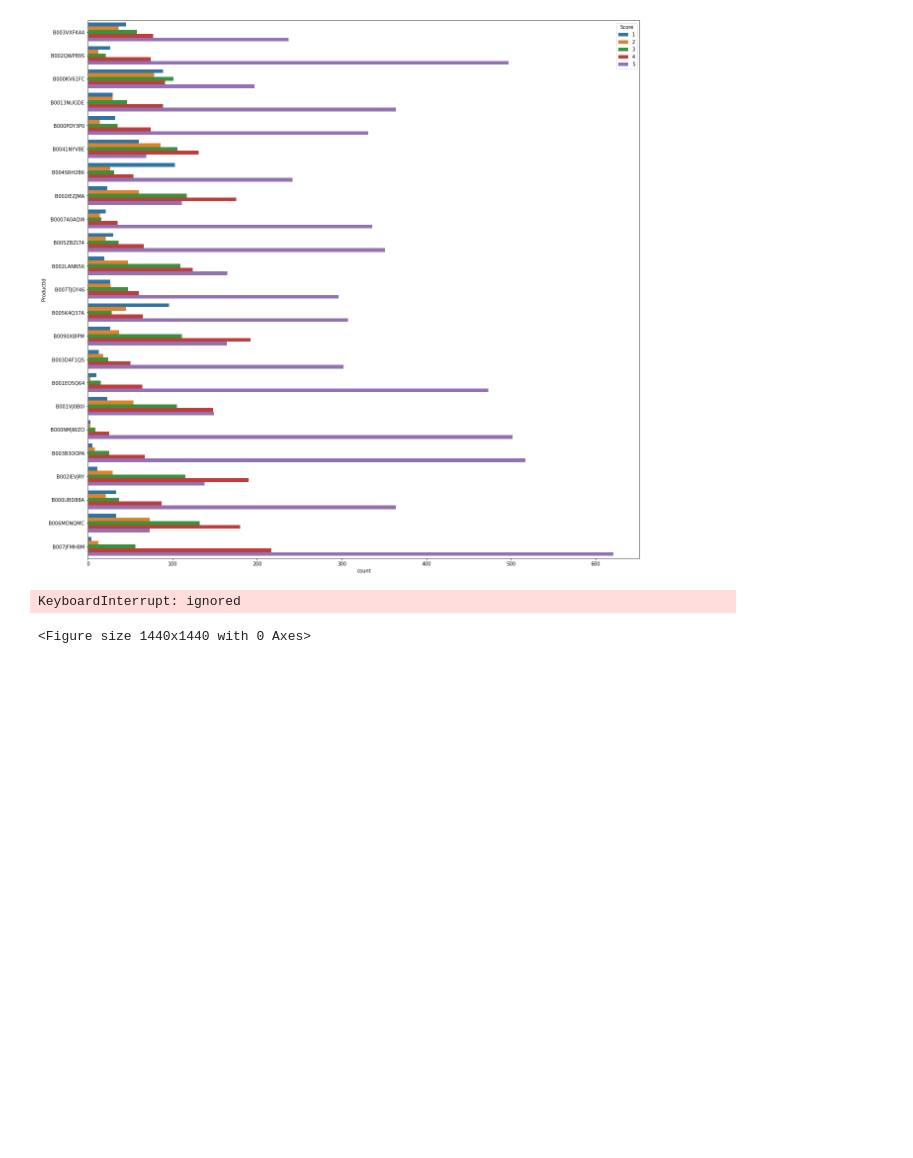
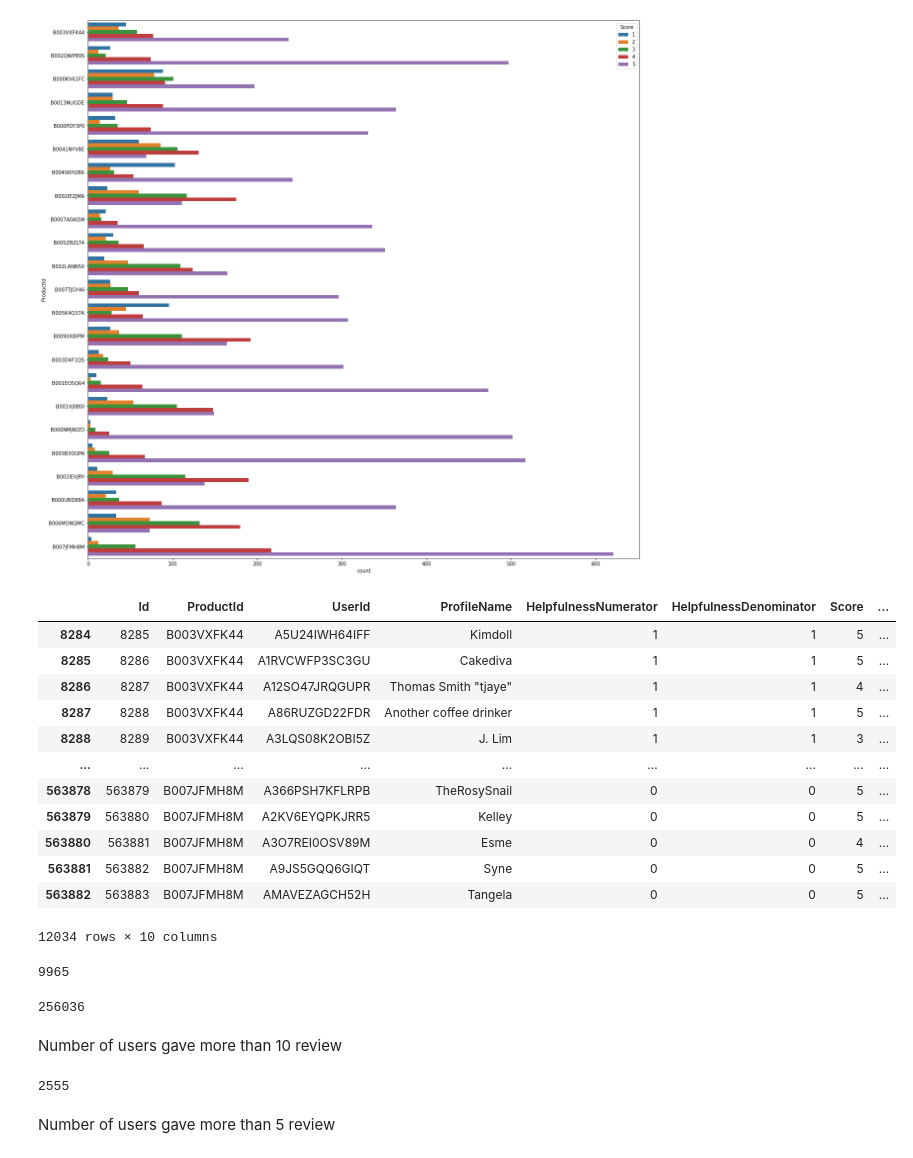
Before and after one commit to Jaise152/NLP, a Jupyter notebook: Data_Analysis_and_Visualization_of_Text_Dataset_using_Python.ipynb, the cells around one changed output. Saved outputs shown, nothing was run; the diff lists cells and outputs as text; code cells hidden in the pictures; blank space fills up the shorter version.

```diff
--- a/Data_Analysis_and_Visualization_of_Text_Dataset_using_Python.ipynb
+++ b/Data_Analysis_and_Visualization_of_Text_Dataset_using_Python.ipynb
@@ -123,9 +123,37 @@ sns.countplot(y='ProductId', hue = 'Score', data =df_products)
 # %% [output]
 <matplotlib.axes._subplots.AxesSubplot at 0x...>
 [figure]
-# %%
-plt.figure(figsize= (20,20))
-sns.countplot(y='ProductId', hue = 'Score', data =df)
-# %% [output]
-KeyboardInterrupt: ignored
-<Figure size 1440x1440 with 0 Axes>
+# %%
+df_products
+# %% [output]
+|  | Id | ProductId | UserId | ProfileName | HelpfulnessNumerator | HelpfulnessDenominator | Score | ... |
+| 8284 | 8285 | B003VXFK44 | A5U24IWH64IFF | Kimdoll | 1 | 1 | 5 | ... |
+| 8285 | 8286 | B003VXFK44 | A1RVCWFP3SC3GU | Cakediva | 1 | 1 | 5 | ... |
+| 8286 | 8287 | B003VXFK44 | A12SO47JRQGUPR | Thomas Smith "tjaye" | 1 | 1 | 4 | ... |
+| 8287 | 8288 | B003VXFK44 | A86RUZGD22FDR | Another coffee drinker | 1 | 1 | 5 | ... |
+| 8288 | 8289 | B003VXFK44 | A3LQS08K2OBI5Z | J. Lim | 1 | 1 | 3 | ... |
+| ... | ... | ... | ... | ... | ... | ... | ... | ... |
+| 563878 | 563879 | B007JFMH8M | A366PSH7KFLRPB | TheRosySnail | 0 | 0 | 5 | ... |
+| 563879 | 563880 | B007JFMH8M | A2KV6EYQPKJRR5 | Kelley | 0 | 0 | 5 | ... |
+| 563880 | 563881 | B007JFMH8M | A3O7REI0OSV89M | Esme | 0 | 0 | 4 | ... |
+| 563881 | 563882 | B007JFMH8M | A9JS5GQQ6GIQT | Syne | 0 | 0 | 5 | ... |
+| 563882 | 563883 | B007JFMH8M | AMAVEZAGCH52H | Tangela | 0 | 0 | 5 | ... |
+12034 rows × 10 columns
+# %%
+len(df_products['UserId'].unique())
+# %% [output]
+9965
+# %%
+len(df['UserId'].unique())
+# %% [output]
+256036
+# %% [markdown]
+Number of users gave more than 10 review
+# %%
+df_users10 = df.groupby('UserId').filter(lambda x : len(x)>= 10)
+df_usergroup10 = df_users10.groupby("UserId")
+print(len(df_usergroup10))
+# %% [output]
+2555
+# %% [markdown]
+Number of users gave more than 5 review
```
Also changed, not shown: parts of 10 cells of this notebook.
